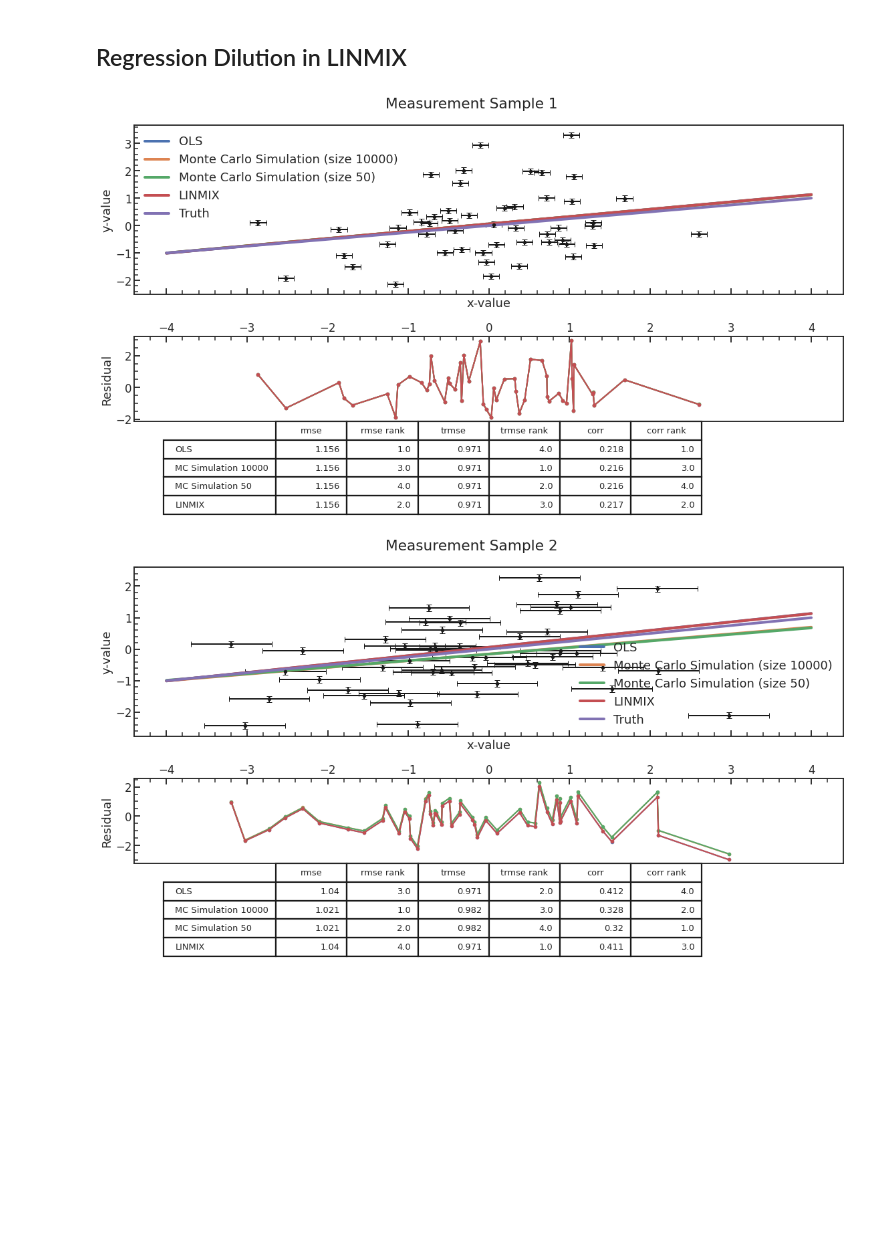
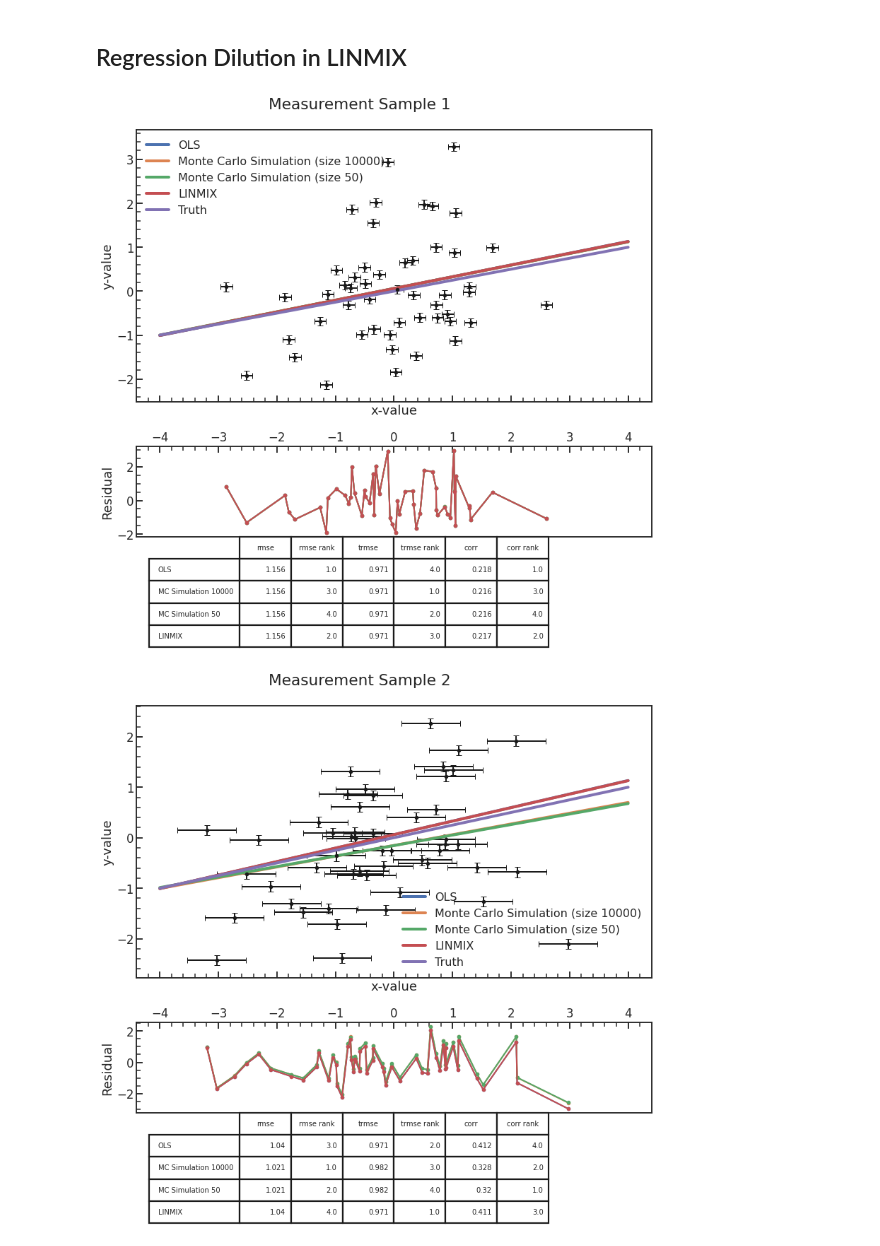
Before and after one commit to ketozhang/statistical-methods-on-sne-ia-luminosity-evolution, a Jupyter notebook: regression_dilution_analysis.ipynb, the cells around one changed output. Saved outputs shown, nothing was run; the diff lists cells and outputs as text; code cells hidden in the pictures; blank space fills up the shorter version.

```diff
--- a/regression_dilution_analysis.ipynb
+++ b/regression_dilution_analysis.ipynb
@@ -253,7 +253,7 @@ def slope_to_corr(x, y, slope):
     return slope * (np.var(x) / np.var(y))
 
 def summary_plot(df, s_df, small_s_df, title=""):
-    fig, axes = plt.subplots(nrows=2, figsize=(16, 10), sharex=True, gridspec_kw={'height_ratios': [2, 1]})
+    fig, axes = plt.subplots(nrows=2, figsize=(12, 12), sharex=True, gridspec_kw={'height_ratios': [3, 1]})
     fig.suptitle(title)
     ax1, ax2 = axes
     summary = []
@@ -316,35 +316,35 @@ def summary_plot(df, s_df, small_s_df, title=""):
         "rmse": rmse(df.y, ypred),
         "trmse": rmse(y, slope*x+intercept),
         "corr": slope_to_corr(df.x, df.y, slope)
     })
 
     ax1.plot(xrange, f(xrange, m, b), label="Truth")
 
 
     ax1.legend()
+    ax1.set_ylabel("y-value")
     ax1.set_xlabel("x-value")
-    ax1.set_ylabel("y-value")
+    ax2.set_ylabel("Residual")
     ax2.xaxis.tick_top()
-    ax2.set_ylabel("Residual")
 
     summary_df = pd.DataFrame(summary)
     summary_df["rmse rank"] = stats.rankdata(summary_df.rmse, method="ordinal")
     summary_df["trmse rank"] = stats.rankdata(summary_df.trmse, method="ordinal")
     summary_df["corr rank"] = stats.rankdata(np.abs(summary_df["corr"] - rho_xy), method="ordinal")
     summary_df= summary_df.set_index("method")[["rmse", "rmse rank", "trmse", "trmse rank", "corr", "corr rank"]]
     # display(summary_df)
 
     plt_table = pd.plotting.table(ax2, summary_df.round(3))
     plt_table.scale(0.6, 3)
     plt.tight_layout(rect=[0, 0.03, 1, 0.95])
-    filename = f'figures/{title.replace(" ", "_").lower()}.png'
+    filename = f'figures/{title.replace(" ", "_").lower()}.pdf'
     plt.savefig(filename)
     return summary_df
 
 
 summary_plot(df1, s1_df, small_s1_df, title="Measurement Sample 1");
 summary_plot(df2, s2_df, small_s2_df, title="Measurement Sample 2");
 summary_plot(df3, s3_df, small_s3_df, title="Measurement Sample 3");
 # %% [output]
-[figure, old version]
+[figure, new version]
-[figure, old version]
+[figure, new version]
```
Also changed, not shown: parts of 2 cells of this notebook, 21 other files.
